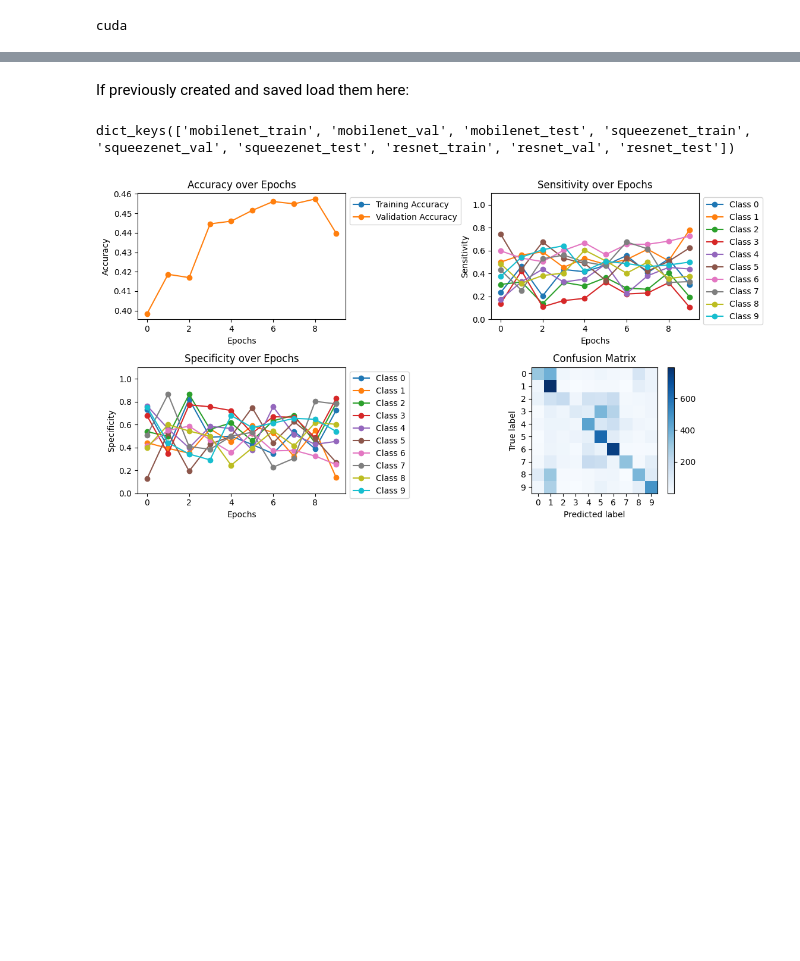
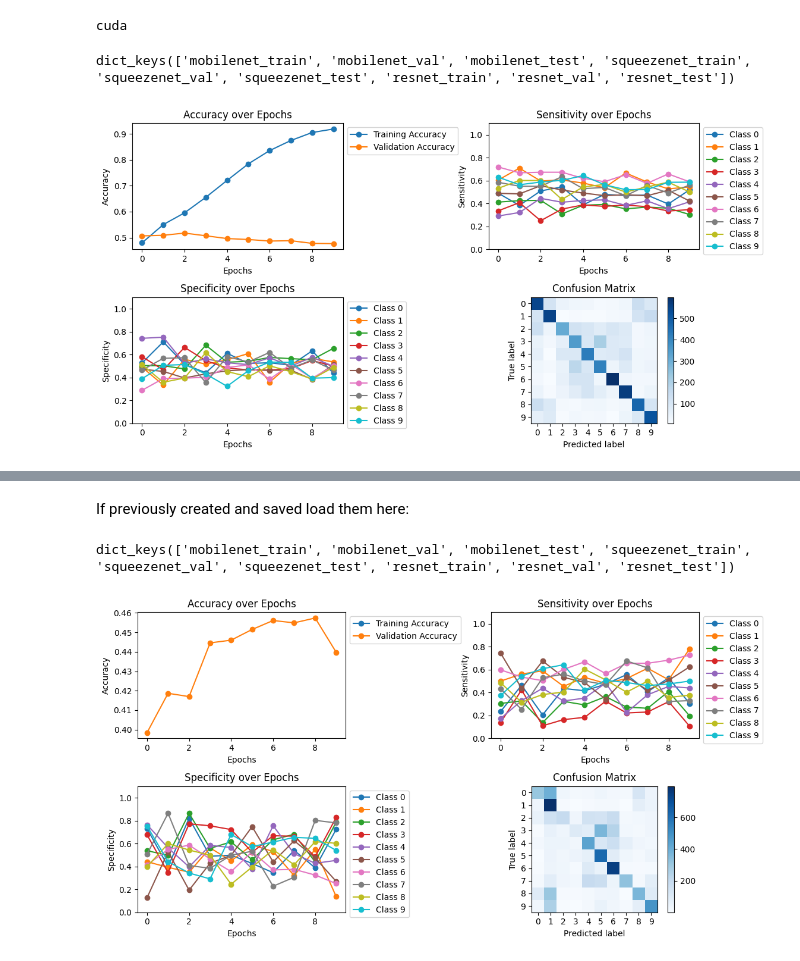
Before and after one commit to Twinbo/Signals-and-Data-Autumn-2025-student, a Jupyter notebook: week_10/cifar_stl.ipynb, the cells around one changed output, grey strips where cells are left out. Drawn from its saved outputs; the diff is of its cells as text; code cells hidden in the pictures; blank space fills up the shorter version.

Commit message:
cifar results in place

```diff
--- a/week_10/cifar_stl.ipynb
+++ b/week_10/cifar_stl.ipynb
@@ -12,3 +12,52 @@ device = "cuda" if torch.cuda.is_available() else "cpu"
 print(device)
 # %% [output]
 cuda
+# %%
+mobilenet = models_torch.mobilenet_v2(weights=MobileNet_V2_Weights.DEFAULT).to(device)
+squeezenet = models_torch.squeezenet1_0(weights=SqueezeNet1_0_Weights.DEFAULT).to(device)
+resnet = models_torch.resnet50(weights=ResNet50_Weights.DEFAULT).to(device)
+
+mobilenet.eval()
+squeezenet.eval()
+resnet.eval()
+pass  # To stop the print that would otherwise occur
+# %%
+# Define models and dataset types
+models = [mobilenet, squeezenet, resnet]
+model_names = ["mobilenet", "squeezenet", "resnet"]
+datasets = ["train", "val", "test"]
+
+# Initialize a dictionary to store DataLoader objects
+dataloaders_own_rep = {}
+
+# Loop through each model and dataset type
+for model, model_name in zip(models, model_names):
+    for dataset_type in datasets:
+        # Construct the file pattern for the current model and dataset (e.g., "data/rel_reps_mobilenet/train/batch_*.pth")
+        split_folder = f"data/own_reps_{model_name}/{dataset_type}/"
+
+        # Load data and create a DataLoader with all batches concatenated
+        dataloaders_own_rep[f"{model_name}_{dataset_type}"] = load_and_concatenate_batches(split_folder)
+# %%
+# Now dataloaders contains DataLoader objects with all batches concatenated for each model and dataset
+print(dataloaders_own_rep.keys())
+# %% [output]
+dict_keys(['mobilenet_train', 'mobilenet_val', 'mobilenet_test', 'squeezenet_train', 'squeezenet_val', 'squeezenet_test', 'resnet_train', 'resnet_val', 'resnet_test'])
+# %%
+model_mobilenet = FFNN(num_classes=10)
+model_squeezenet = FFNN(num_classes=10)
+model_resnet = FFNN(num_classes=10)
+epochs = 3
+# %%
+results_mobilenet_train = train(
+    device=device,
+    model=model_mobilenet,
+    train_dataloader=dataloaders_own_rep["mobilenet_train"],
+    epochs=epochs,
+    val_dataloader=dataloaders_own_rep["mobilenet_val"],
+    run_filepath="models/own_reps/mobilenet",
+    plot=True,
+    overwrite=False
+)
+# %% [output]
+[figure, added]
```
Also changed, not shown: parts of 13 cells of this notebook, 2 other files.
